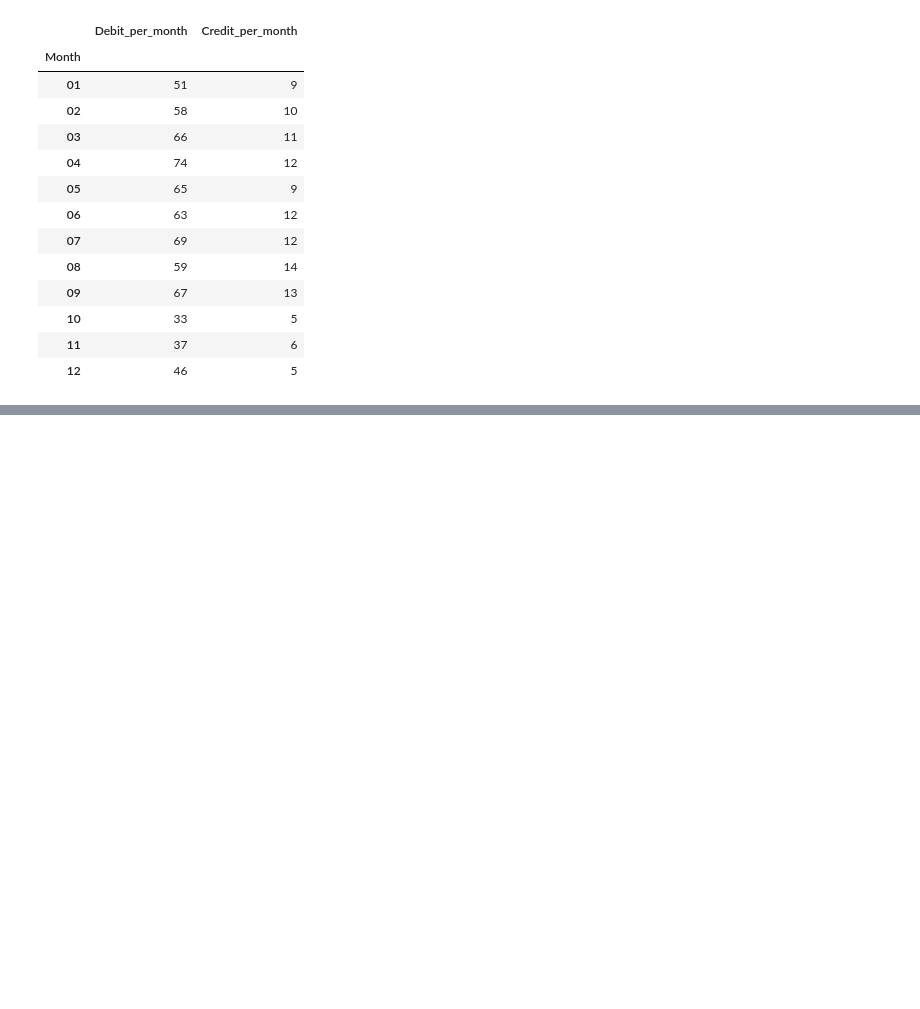
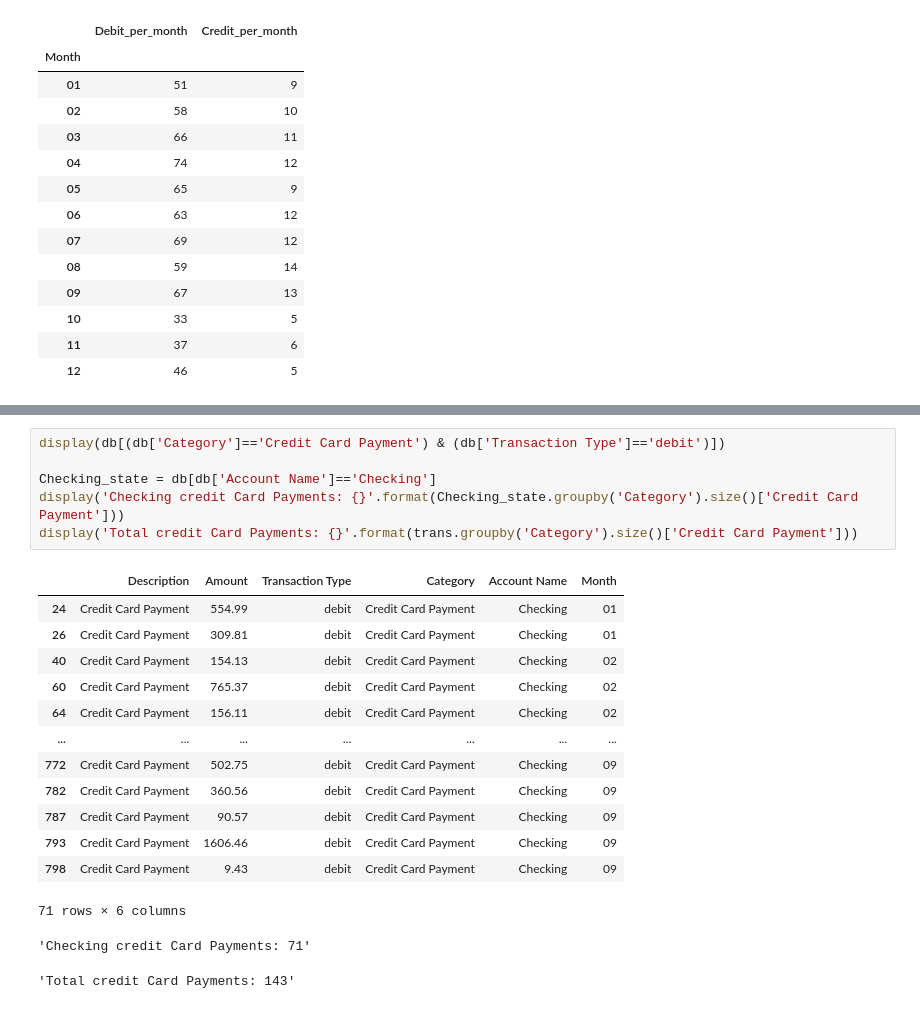
Before and after one commit to LeonTran29/Davidson_Person_Finance, a Jupyter notebook: Test.ipynb, the cells around one changed output, grey strips where cells are left out. Saved outputs shown, nothing was run; the diff lists cells and outputs as text; blank space fills up the shorter version.

```diff
--- a/Test.ipynb
+++ b/Test.ipynb
@@ -238,0 +268,22 @@ Text(0, 0.5, 'Percent')
+# %%
+display(db[(db['Category']=='Credit Card Payment') & (db['Transaction Type']=='debit')])
+
+Checking_state = db[db['Account Name']=='Checking']
+display('Checking credit Card Payments: {}'.format(Checking_state.groupby('Category').size()['Credit Card Payment']))
+display('Total credit Card Payments: {}'.format(trans.groupby('Category').size()['Credit Card Payment']))
+# %% [output]
+|  | Description | Amount | Transaction Type | Category | Account Name | Month |
+| 24 | Credit Card Payment | 554.99 | debit | Credit Card Payment | Checking | 01 |
+| 26 | Credit Card Payment | 309.81 | debit | Credit Card Payment | Checking | 01 |
+| 40 | Credit Card Payment | 154.13 | debit | Credit Card Payment | Checking | 02 |
+| 60 | Credit Card Payment | 765.37 | debit | Credit Card Payment | Checking | 02 |
+| 64 | Credit Card Payment | 156.11 | debit | Credit Card Payment | Checking | 02 |
+| ... | ... | ... | ... | ... | ... | ... |
+| 772 | Credit Card Payment | 502.75 | debit | Credit Card Payment | Checking | 09 |
+| 782 | Credit Card Payment | 360.56 | debit | Credit Card Payment | Checking | 09 |
+| 787 | Credit Card Payment | 90.57 | debit | Credit Card Payment | Checking | 09 |
+| 793 | Credit Card Payment | 1606.46 | debit | Credit Card Payment | Checking | 09 |
+| 798 | Credit Card Payment | 9.43 | debit | Credit Card Payment | Checking | 09 |
+71 rows × 6 columns
+'Checking credit Card Payments: 71'
+'Total credit Card Payments: 143'
```
Also changed, not shown: parts of 3 cells of this notebook, 1 other file.
